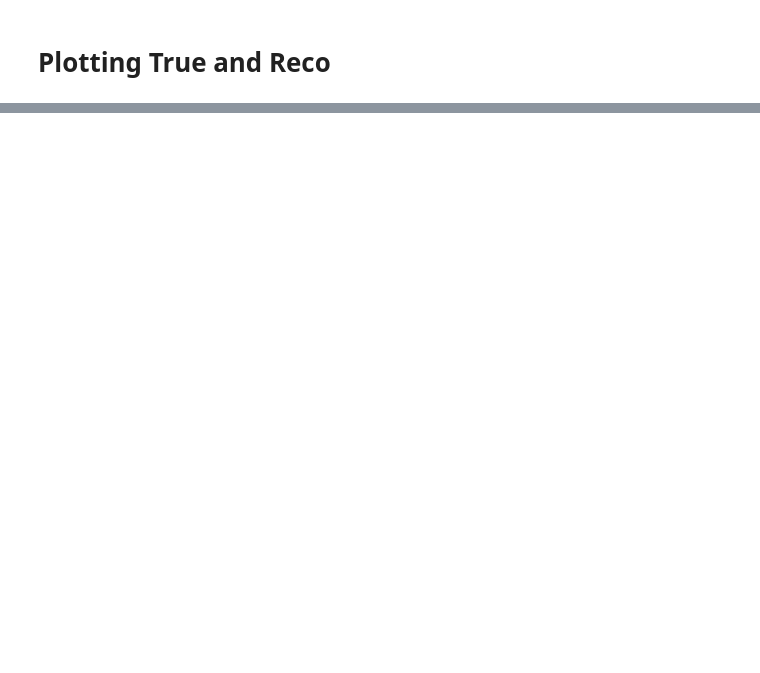
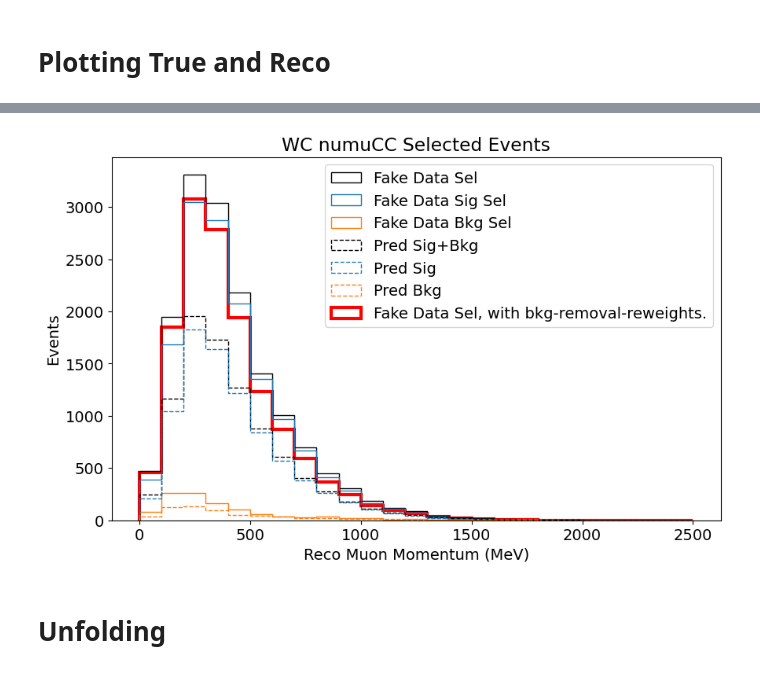
Before and after one commit to leehagaman/lartpc_omnifold, a Jupyter notebook: numuCC_example.ipynb, the cells around one changed output, grey strips where cells are left out. Cells and saved outputs as stored; diff of their text form; code cells hidden in the pictures; blank space fills up the shorter version.

Commit message:
Added background subtraction, started adding unfolding

```diff
--- a/numuCC_example.ipynb
+++ b/numuCC_example.ipynb
@@ -245,0 +310,8 @@ plt.show()
+# %%
+def reweight(events):
+    f = model.predict(events, batch_size=10000)
+    weights = f / (1. - f)
+    return np.squeeze(np.nan_to_num(weights))
+
+w_data = reweight(fake_data_df["reco_muon_momentum"])
+w_data_sel = reweight(fake_data_sel_df["reco_muon_momentum"])
@@ -245,0 +321,20 @@ plt.show()
+# %%
+plt.figure(figsize=(10, 6))
+plt.hist(fake_data_sel_df["reco_muon_momentum"], bins=bins, histtype="step", label="Fake Data Sel", color="k")
+plt.hist(fake_data_sig_sel_df["reco_muon_momentum"], bins=bins, histtype="step", label="Fake Data Sig Sel", color="C0")
+plt.hist(fake_data_bkg_sel_df["reco_muon_momentum"], bins=bins, histtype="step", label="Fake Data Bkg Sel", color="C1")
+plt.hist(pred_sel_df["reco_muon_momentum"], weights=pred_sel_df["net_weight"], bins=bins, histtype="step", label="Pred Sig+Bkg", color="k", ls="--")
+plt.hist(pred_sig_sel_df["reco_muon_momentum"], weights=pred_sig_sel_df["net_weight"], bins=bins, histtype="step", label="Pred Sig", color="C0", ls="--")
+plt.hist(pred_bkg_sel_df["reco_muon_momentum"], weights=pred_bkg_sel_df["net_weight"], bins=bins, histtype="step", label="Pred Bkg", color="C1", ls="--")
+
+plt.hist(fake_data_sel_df["reco_muon_momentum"], weights=w_data_sel, bins=bins, histtype="step", label="Fake Data Sel, with bkg-removal-reweights.", color="r", lw=3, zorder=-1)
+
+plt.xlabel("Reco Muon Momentum (MeV)")
+plt.ylabel("Events")
+plt.legend()
+plt.title("WC numuCC Selected Events")
+plt.show()
+# %% [output]
+[figure, added]
+# %% [markdown]
+# Unfolding
```
Also changed, not shown: parts of 17 cells of this notebook, 1 other file.
